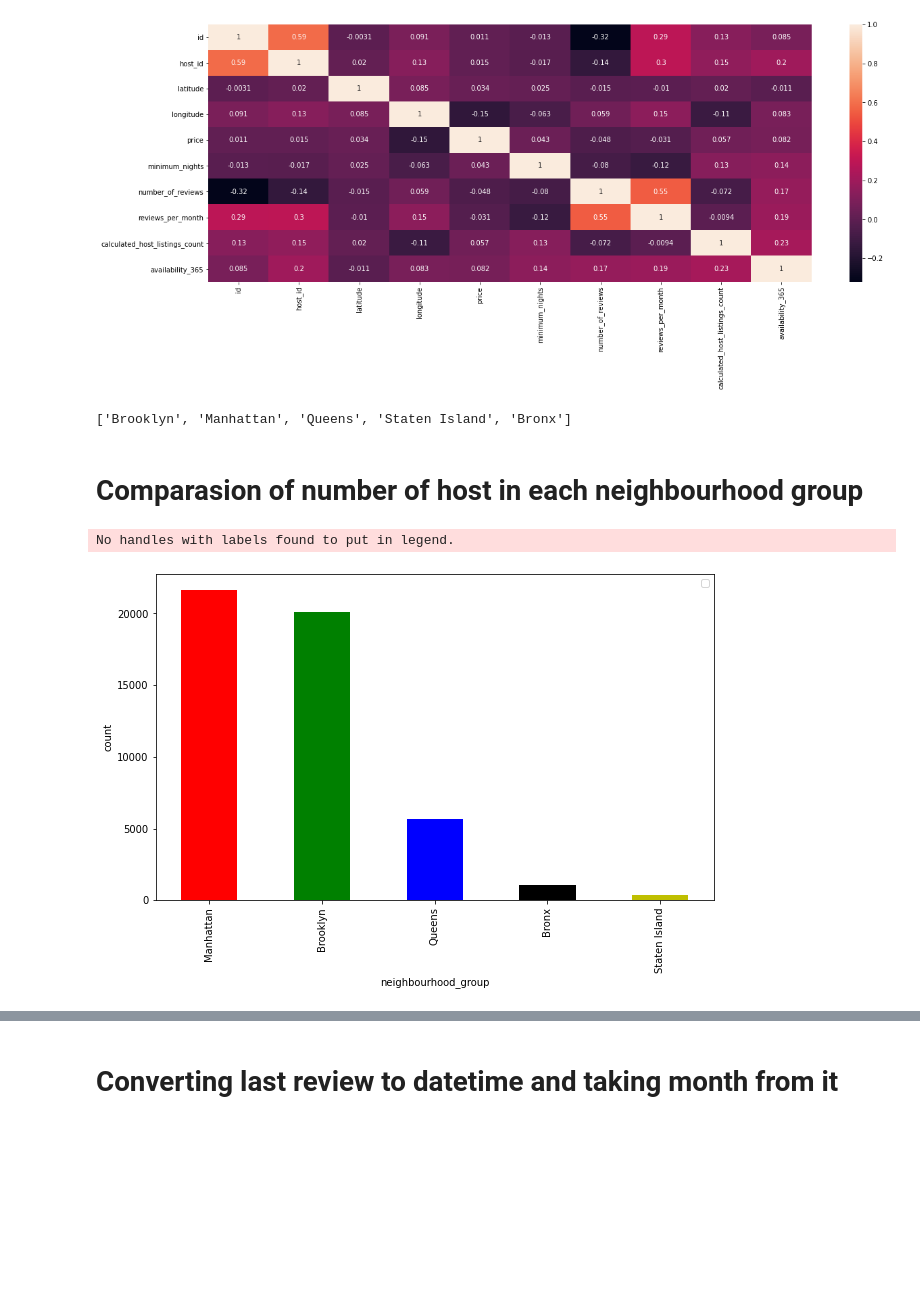
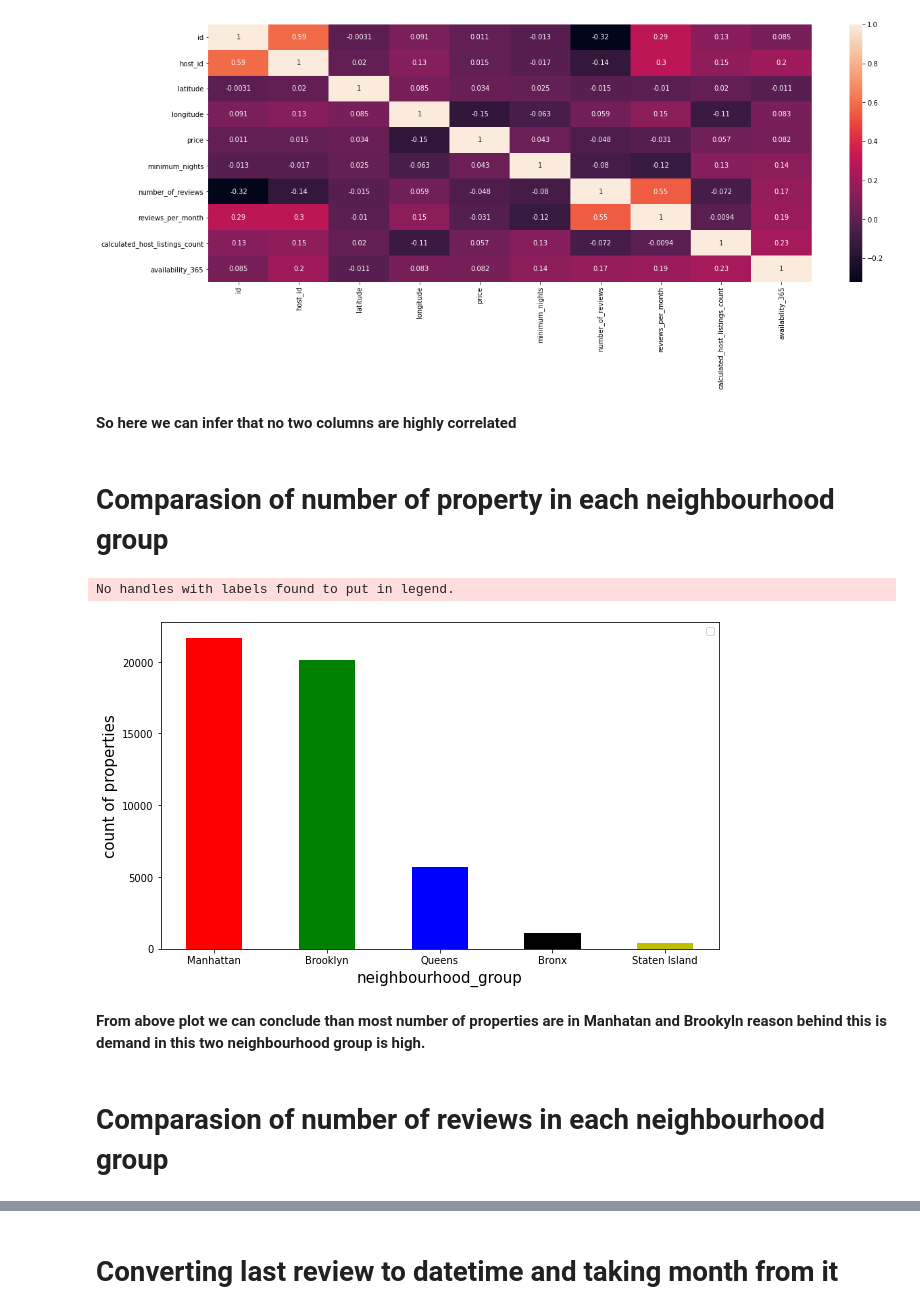
Before and after one commit to Shubhankitsirvaiya/Airbnb, a Jupyter notebook: Complete_Airbnb_Bookings_Analysis_Capstone_Project.ipynb, the cells around one changed output, grey strips where cells are left out. Cells and saved outputs as stored; diff of their text form; code cells hidden in the pictures; blank space fills up the shorter version.

```diff
--- a/Complete_Airbnb_Bookings_Analysis_Capstone_Project.ipynb
+++ b/Complete_Airbnb_Bookings_Analysis_Capstone_Project.ipynb
@@ -22,7 +24,7 @@ import matplotlib.pyplot as plt
 %matplotlib inline
 import seaborn as sns
 # %%
-df=pd.read_csv('/content/drive/MyDrive/Airbnb NYC 2019.csv')
+df=pd.read_csv('/content/drive/MyDrive/Copy of Airbnb NYC 2019.csv')
 # %%
 df.head()
 # %% [output]
@@ -61,32 +66,30 @@ sns.heatmap(corr_,annot=True)
 # %% [output]
 <matplotlib.axes._subplots.AxesSubplot at 0x...>
 [figure]
-# %%
-list(df['neighbourhood_group'].unique())
-#unique neighbourhood groups
-# %% [output]
-['Brooklyn', 'Manhattan', 'Queens', 'Staten Island', 'Bronx']
+# %% [markdown]
+**So here we can infer that no two columns are highly correlated**
 # %% [markdown]
-# Comparasion of number of host in each neighbourhood group
+# Comparasion of number of property in each neighbourhood group
 # %%
 property_count=df['neighbourhood_group'].value_counts().reset_index()
 w=0.5
 
-#plt.figsize(figure=(20,10))
 plt.figure(figsize=(10,6))
 
 bar1=np.arange(5)
 plt.bar(bar1,property_count['neighbourhood_group'],w,color='rgbkymc')
-plt.xlabel('neighbourhood_group')
-plt.ylabel('count')
+plt.xlabel('neighbourhood_group',size=15)
+plt.ylabel('count of properties',size=15)
 plt.title('',size=20)
-plt.xticks(bar1,property_count['index'],rotation=90)
+plt.xticks(bar1,property_count['index'])
 plt.legend()
 
 
 plt.show()
-
-# this graphs shows that manhatten has most number of property counts followed by Brooklyn
 # %% [output]
 No handles with labels found to put in legend.
-[figure, old version]
+[figure, new version]
+# %% [markdown]
+**From above plot we can conclude than most number of properties are in Manhatan and Brookyln reason behind this is demand in this two neighbourhood group is high.**
+# %% [markdown]
+# Comparasion of number of reviews in each neighbourhood group
```
Also changed, not shown: parts of 46 cells of this notebook.
